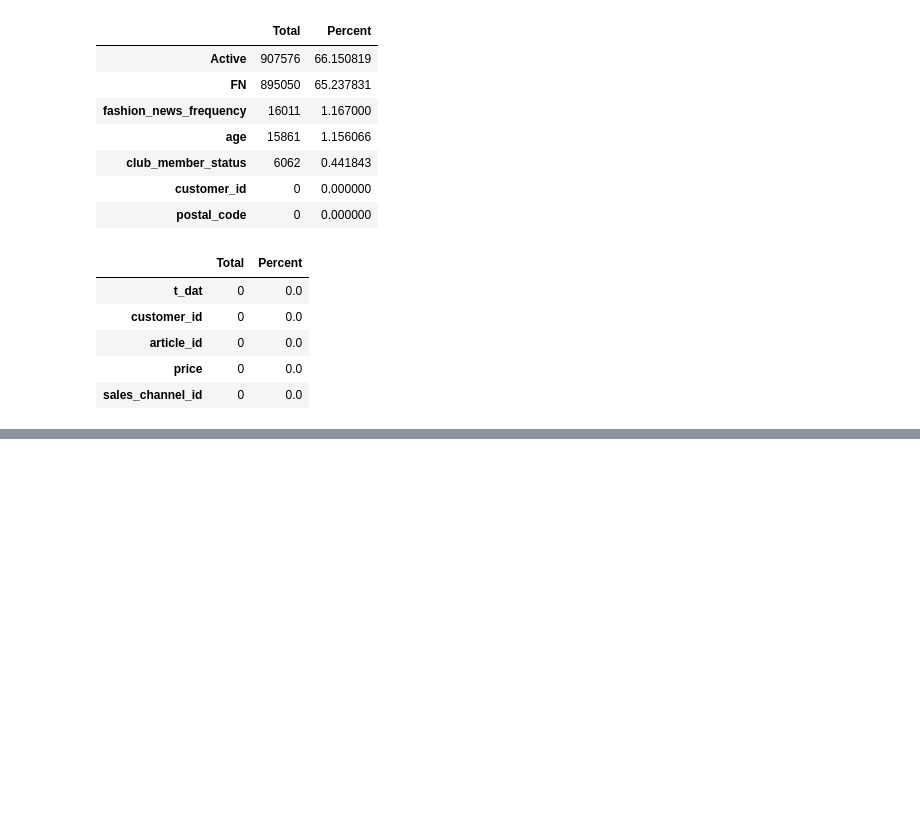
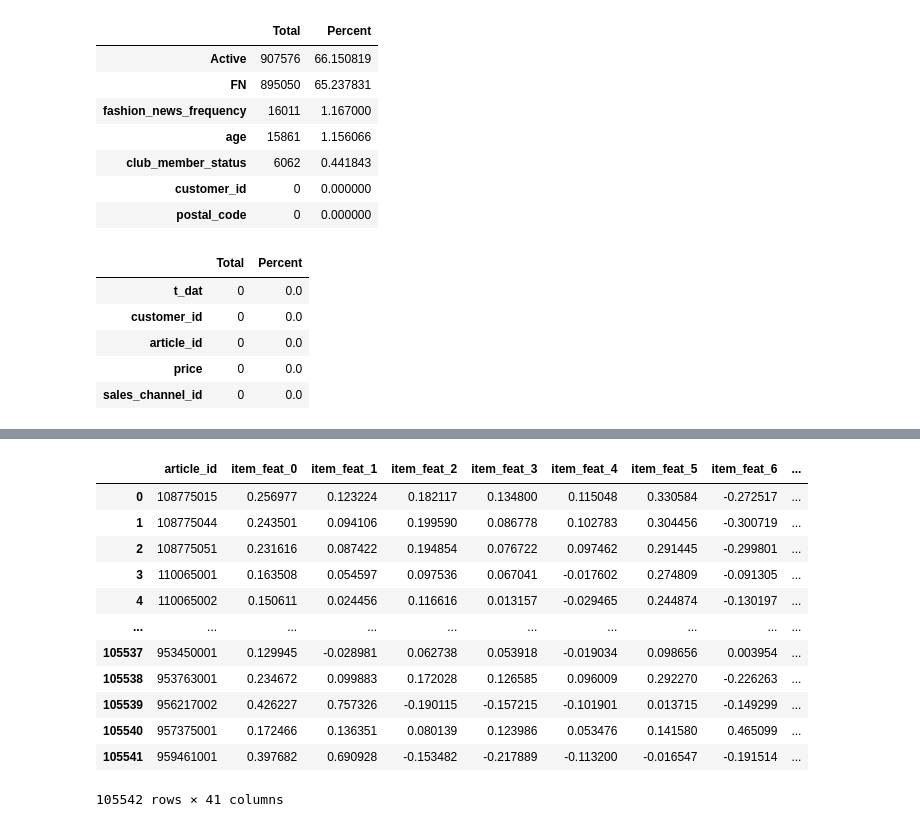
Before and after one commit to MinhGioChai/PowerBI-Final, a Jupyter notebook: FEupdate.ipynb, the cells around one changed output, grey strips where cells are left out. Saved outputs shown, nothing was run; the diff lists cells and outputs as text; code cells hidden in the pictures; blank space fills up the shorter version.

```diff
--- a/FEupdate.ipynb
+++ b/FEupdate.ipynb
@@ -5,3 +5,14 @@ import matplotlib.pyplot as plt
 import seaborn as sns
 # %%
 df_articles = pd.read_csv('data/articles.csv')
+df_customer = pd.read_csv('data/customers.csv')
+df_transactions = pd.read_csv('data/transactions.csv')
+
+df_transactions['t_dat'] = pd.to_datetime(df_transactions['t_dat'])
+
+# Load data trong 5 tuần gần nhất để đảm bảo tính chắc chắn của các giao dịch
+from datetime import timedelta
+max_date = df_transactions['t_dat'].max()
+start_date = max_date - timedelta(days=35)  # 5 weeks = 35 days
+df_transactions_recent = df_transactions[df_transactions['t_dat'] >= start_date]
+df_transactions_recent['week'] = (max_date - df_transactions_recent['t_dat']).dt.days // 7 # Tạo cột 'week' để phân loại giao dịch theo tuần gần nhất ( 0 là tuần gần nhất )
@@ -210,0 +319,17 @@ Item features merged. Article shape: (105542, 28)
+# %%
+# TF-IDF Vectorization to convert text to numerical features for similarity matching
+from sklearn.feature_extraction.text import TfidfVectorizer
+
+tfidf = TfidfVectorizer(
+    max_features=200,
+    min_df=2,
+    ngram_range=(1,2)
+)
+
+tfidf_matrix = tfidf.fit_transform(df_articles['clothes_description'])
+# %%
+# SVD for dimensionality reduction (optional, can help with noise and speed)
+from sklearn.decomposition import TruncatedSVD
+
+svd = TruncatedSVD(n_components=40, random_state=42)
+item_vectors = svd.fit_transform(tfidf_matrix)
@@ -210,0 +371,24 @@ Item features merged. Article shape: (105542, 28)
+# %%
+df_articles_after = pd.concat(
+    [
+        df_articles[['article_id']].reset_index(drop=True),
+        pd.DataFrame(item_vectors, columns=[f'item_feat_{i}' for i in range(40)])
+    ],
+    axis=1
+)
+
+df_articles_after
+# %% [output]
+|  | article_id | item_feat_0 | item_feat_1 | item_feat_2 | item_feat_3 | item_feat_4 | item_feat_5 | item_feat_6 | ... |
+| 0 | 108775015 | 0.256977 | 0.123224 | 0.182117 | 0.134800 | 0.115048 | 0.330584 | -0.272517 | ... |
+| 1 | 108775044 | 0.243501 | 0.094106 | 0.199590 | 0.086778 | 0.102783 | 0.304456 | -0.300719 | ... |
+| 2 | 108775051 | 0.231616 | 0.087422 | 0.194854 | 0.076722 | 0.097462 | 0.291445 | -0.299801 | ... |
+| 3 | 110065001 | 0.163508 | 0.054597 | 0.097536 | 0.067041 | -0.017602 | 0.274809 | -0.091305 | ... |
+| 4 | 110065002 | 0.150611 | 0.024456 | 0.116616 | 0.013157 | -0.029465 | 0.244874 | -0.130197 | ... |
+| ... | ... | ... | ... | ... | ... | ... | ... | ... | ... |
+| 105537 | 953450001 | 0.129945 | -0.028981 | 0.062738 | 0.053918 | -0.019034 | 0.098656 | 0.003954 | ... |
+| 105538 | 953763001 | 0.234672 | 0.099883 | 0.172028 | 0.126585 | 0.096009 | 0.292270 | -0.226263 | ... |
+| 105539 | 956217002 | 0.426227 | 0.757326 | -0.190115 | -0.157215 | -0.101901 | 0.013715 | -0.149299 | ... |
+| 105540 | 957375001 | 0.172466 | 0.136351 | 0.080139 | 0.123986 | 0.053476 | 0.141580 | 0.465099 | ... |
+| 105541 | 959461001 | 0.397682 | 0.690928 | -0.153482 | -0.217889 | -0.113200 | -0.016547 | -0.191514 | ... |
+105542 rows × 41 columns
```
Also changed, not shown: parts of 14 cells of this notebook.
